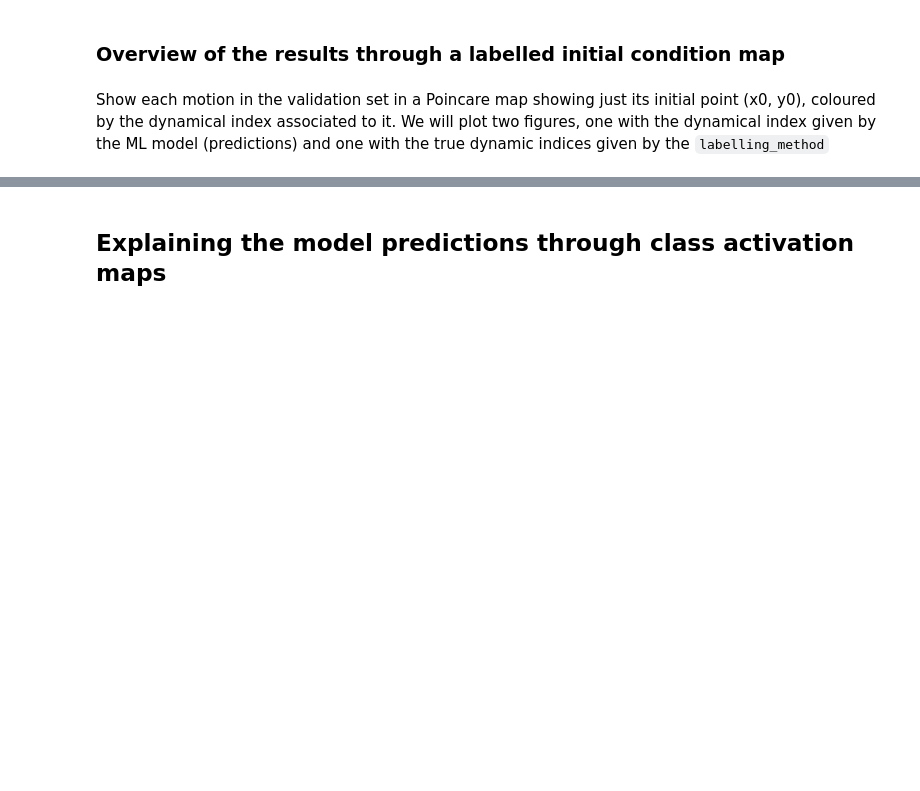
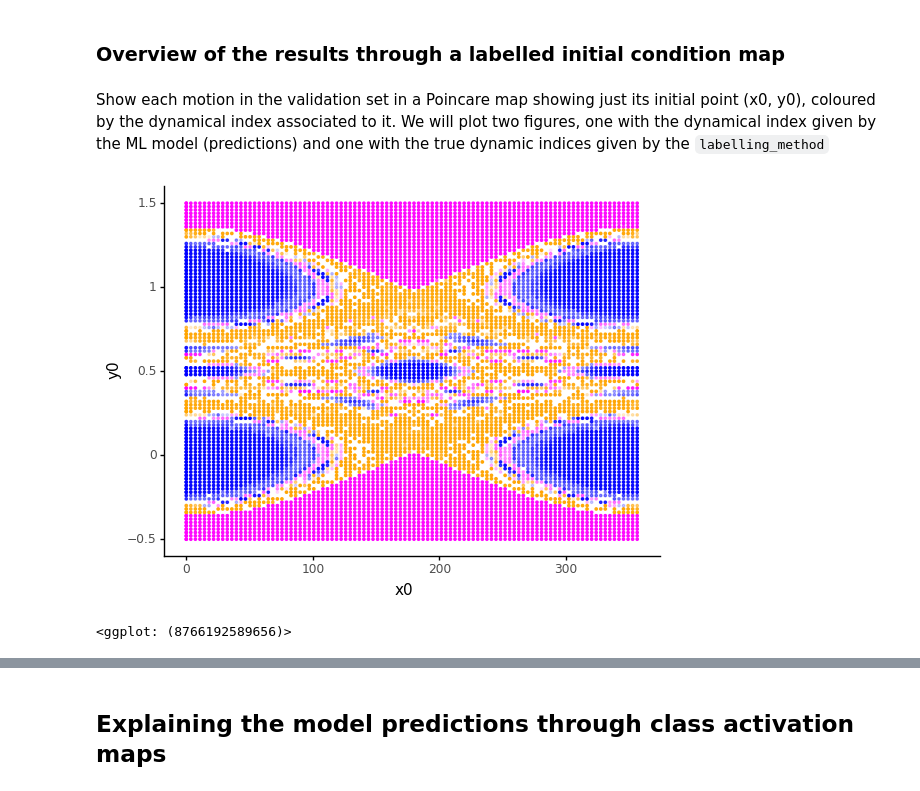
Before and after one commit to vrodriguezf/mlchaos, a Jupyter notebook: nbs/motion_classification_time_series.ipynb, the cells around one changed output, grey strips where cells are left out. Drawn from its saved outputs; the diff is of its cells as text; code cells hidden in the pictures; blank space fills up the shorter version.

```diff
--- a/nbs/motion_classification_time_series.ipynb
+++ b/nbs/motion_classification_time_series.ipynb
@@ -369,9 +417,12 @@ Show each motion in the validation set in a Poincare map showing just its initia
 # %%
 ml_map = show_labelled_ic_map(interp.inputs, interp.preds, vocab=interp.vocab,
                               color_values=['orange', 'blue', 'magenta', 'green'],
-                              show_confidence=False)
-log_plotnine_as_wandb_img(ml_map, f'ML map')
+                              show_confidence=True)
+#log_plotnine_as_wandb_img(ml_map, f'ML map')
 ml_map
+# %% [output]
+[figure, added]
+<ggplot: (8766192589656)>
 # %%
 true_map = show_labelled_ic_map(interp.inputs, F.one_hot(interp.targs), vocab=interp.vocab,
                               color_values=['orange', 'blue', 'magenta', 'green'])
```
Also changed, not shown: parts of 29 cells of this notebook, 5 other files.
